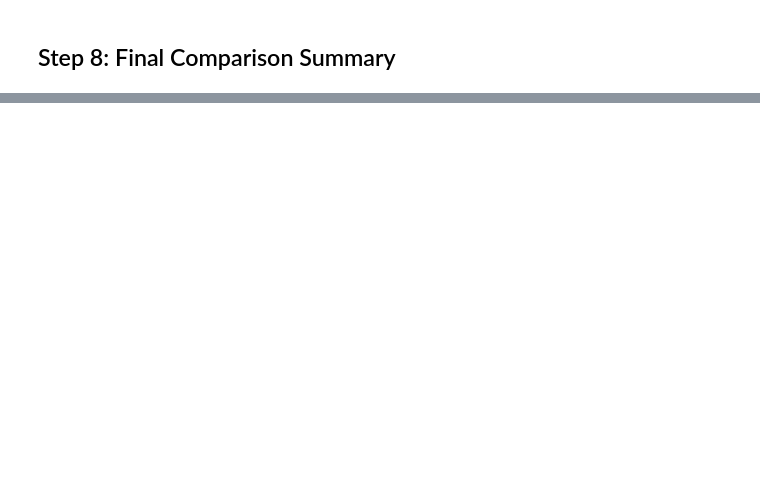
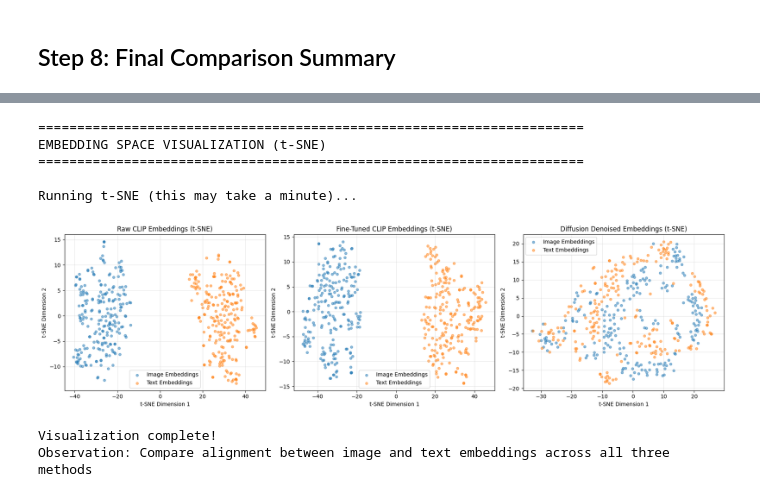
Before and after one commit to engrdeveloper/Embedding-Denoising-Research-Project, a Jupyter notebook: Complete_Research_Pipeline.ipynb, the cells around one changed output, grey strips where cells are left out. Drawn from its saved outputs; the diff is of its cells as text; code cells hidden in the pictures; blank space fills up the shorter version.

```diff
--- a/Complete_Research_Pipeline.ipynb
+++ b/Complete_Research_Pipeline.ipynb
@@ -784,0 +856,76 @@ KEY FINDINGS
+# %%
+### 9.1: Embedding Space Visualization (t-SNE)
+
+print("\n" + "=" * 70)
+print("EMBEDDING SPACE VISUALIZATION (t-SNE)")
+print("=" * 70)
+
+# Combine image and text embeddings for visualization
+combined_raw = np.vstack([img_embeds_raw, txt_embeds_raw])
+combined_baseline = np.vstack([img_embeds_baseline, txt_embeds_baseline])
+combined_diffusion = np.vstack([img_embeds_diffusion, txt_embeds_diffusion])
+
+# Reduce to 2D using t-SNE
+print("\nRunning t-SNE (this may take a minute)...")
+tsne_raw = TSNE(n_components=2, random_state=42, perplexity=30, max_iter=1000)
+embeddings_2d_raw = tsne_raw.fit_transform(combined_raw)
+
+tsne_baseline = TSNE(n_components=2, random_state=42, perplexity=30, max_iter=1000)
+embeddings_2d_baseline = tsne_baseline.fit_transform(combined_baseline)
+
+tsne_diffusion = TSNE(n_components=2, random_state=42, perplexity=30, max_iter=1000)
+embeddings_2d_diffusion = tsne_diffusion.fit_transform(combined_diffusion)
+
+# Split back into image and text
+n_samples = len(img_embeds_raw)
+img_2d_raw = embeddings_2d_raw[:n_samples]
+txt_2d_raw = embeddings_2d_raw[n_samples:]
+img_2d_baseline = embeddings_2d_baseline[:n_samples]
+txt_2d_baseline = embeddings_2d_baseline[n_samples:]
+img_2d_diffusion = embeddings_2d_diffusion[:n_samples]
+txt_2d_diffusion = embeddings_2d_diffusion[n_samples:]
+
+# Plot visualization (3 subplots)
+fig, axes = plt.subplots(1, 3, figsize=(18, 5))
+
+# Raw CLIP embeddings
+axes[0].scatter(img_2d_raw[:, 0], img_2d_raw[:, 1], alpha=0.5, label='Image Embeddings', s=20)
+axes[0].scatter(txt_2d_raw[:, 0], txt_2d_raw[:, 1], alpha=0.5, label='Text Embeddings', s=20)
+axes[0].set_title('Raw CLIP Embeddings (t-SNE)', fontsize=12)
+axes[0].set_xlabel('t-SNE Dimension 1')
+axes[0].set_ylabel('t-SNE Dimension 2')
+axes[0].legend()
+axes[0].grid(True, alpha=0.3)
+
+# Baseline (Fine-tuned) embeddings
+axes[1].scatter(img_2d_baseline[:, 0], img_2d_baseline[:, 1], alpha=0.5, label='Image Embeddings', s=20)
+axes[1].scatter(txt_2d_baseline[:, 0], txt_2d_baseline[:, 1], alpha=0.5, label='Text Embeddings', s=20)
+axes[1].set_title('Fine-Tuned CLIP Embeddings (t-SNE)', fontsize=12)
+axes[1].set_xlabel('t-SNE Dimension 1')
+axes[1].set_ylabel('t-SNE Dimension 2')
+axes[1].legend()
+axes[1].grid(True, alpha=0.3)
+
+# Diffusion denoised embeddings
+axes[2].scatter(img_2d_diffusion[:, 0], img_2d_diffusion[:, 1], alpha=0.5, label='Image Embeddings', s=20)
+axes[2].scatter(txt_2d_diffusion[:, 0], txt_2d_diffusion[:, 1], alpha=0.5, label='Text Embeddings', s=20)
+axes[2].set_title('Diffusion Denoised Embeddings (t-SNE)', fontsize=12)
+axes[2].set_xlabel('t-SNE Dimension 1')
+axes[2].set_ylabel('t-SNE Dimension 2')
+axes[2].legend()
+axes[2].grid(True, alpha=0.3)
+
+plt.tight_layout()
+plt.show()
+
+print("\nVisualization complete!")
+print("Observation: Compare alignment between image and text embeddings across all three methods")
+# %% [output]
+======================================================================
+EMBEDDING SPACE VISUALIZATION (t-SNE)
+======================================================================
+
+Running t-SNE (this may take a minute)...
+[figure, added]
+Visualization complete!
+Observation: Compare alignment between image and text embeddings across all three methods
```
Also changed, not shown: parts of 12 cells of this notebook, 1 other file.
